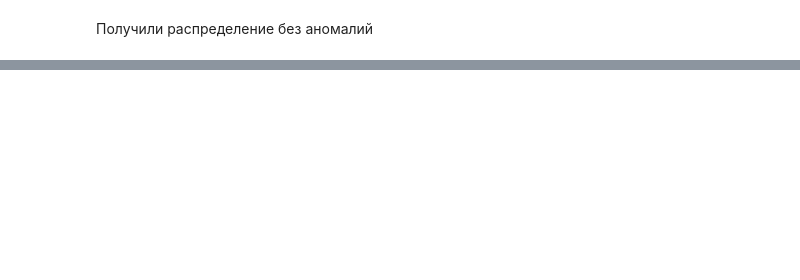
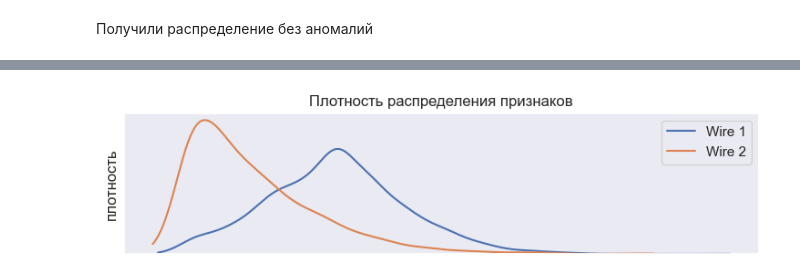
Before and after one commit to alex-blessed/YandexP-projects, a Jupyter notebook: Steel.ipynb, the cells around one changed output, grey strips where cells are left out. Saved outputs shown, nothing was run; the diff lists cells and outputs as text; code cells hidden in the pictures; blank space fills up the shorter version.

```diff
--- a/Steel.ipynb
+++ b/Steel.ipynb
@@ -282,0 +396,13 @@ sns.histplot(data_gas_selected['Газ 1'])
+# %%
+plt.figure(figsize=(9, 2))
+plt.title('Плотность распределения признаков')
+fig = sns.kdeplot(data_wire['Wire 1'], cut=True)
+fig = sns.kdeplot(data_wire['Wire 2'], cut=True)
+plt.xticks([])
+plt.xlabel('')
+plt.yticks([])
+plt.ylabel('плотность')
+plt.legend(labels=['Wire 1', 'Wire 2'])
+plt.show()
+# %% [output]
+[figure, added]
```
Also changed, not shown: parts of 26 cells of this notebook.
